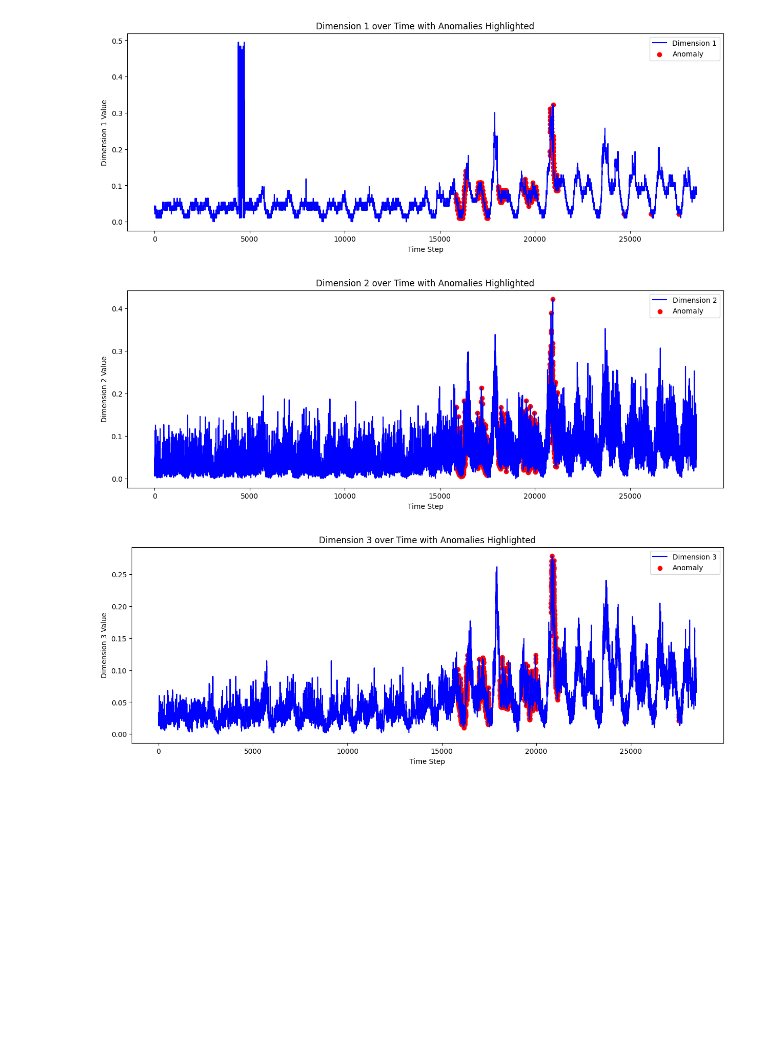
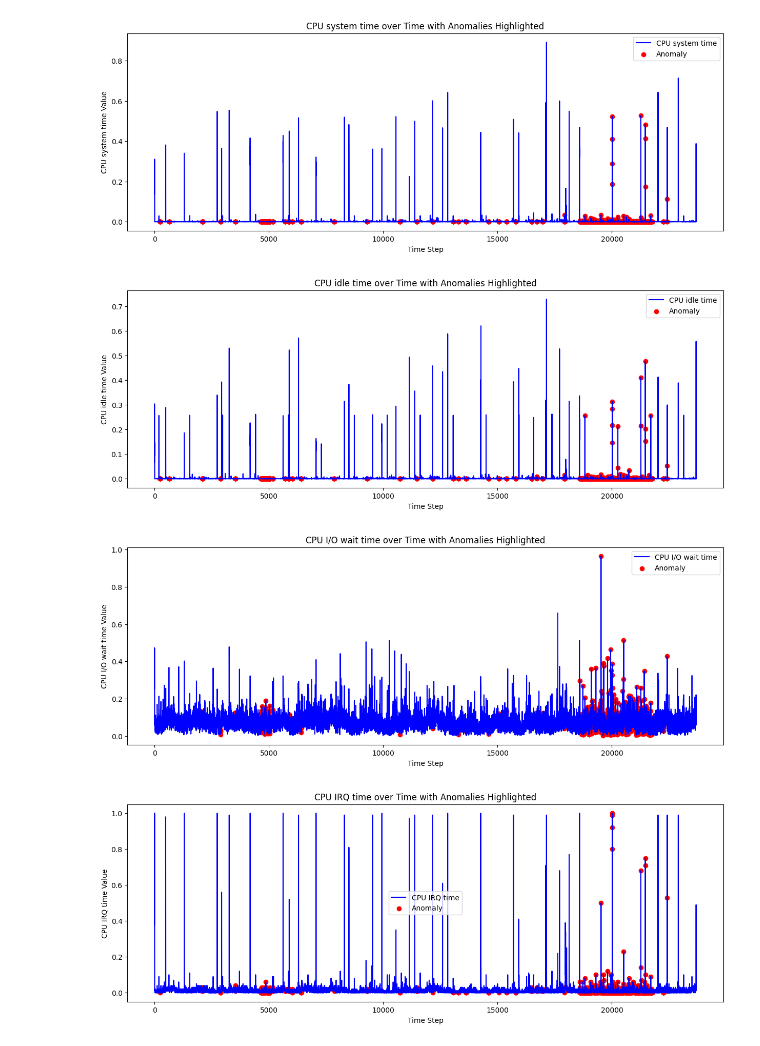
Before and after one commit to moji-moji-idn/Abnormal_Prediction, a Jupyter notebook: Conv1D.ipynb, the cells around one changed output. Saved outputs shown, nothing was run; the diff lists cells and outputs as text; code cells hidden in the pictures; blank space fills up the shorter version.

```diff
--- a/Conv1D.ipynb
+++ b/Conv1D.ipynb
@@ -39,6 +52,6 @@ from scipy import stats
 # %%
-root_path = '/Users/hyeyoung/Capstone/OmniAnomaly/ServerMachineDataset'
+root_path = '/content/OmniAnomaly/ServerMachineDataset'
 # %%
-df = pd.read_csv(root_path+'/train/machine-1-1.txt')
-with open(root_path+'/interpretation_label/machine-1-1.txt', 'r') as file:
+df = pd.read_csv(root_path+'/train/machine-1-6.txt')
+with open(root_path+'/interpretation_label/machine-1-6.txt', 'r') as file:
     anomaly_events = file.readlines()
@@ -100,0 +58,17 @@ df[df['Anomaly'] == 1].head()
+# %%
+# Renaming the columns for clarity
+column_names = [
+    'CPU utilization rate', 'CPU utilization rate 2', 'Memory usage rate', 'Memory usage rate 2',
+    'Disk read throughput', 'Disk write throughput', 'Network receive throughput', 'Network send throughput',
+    'CPU user time', 'CPU system time', 'CPU idle time', 'CPU I/O wait time', 'CPU IRQ time',
+    'CPU soft IRQ time', 'CPU steal time', 'Context switches', 'Interrupts', 'Load 1 minute',
+    'Load 5 minutes', 'Load 15 minutes', 'Disk used space', 'Disk free space', 'Disk total space',
+    'Disk read latency', 'Disk write latency', 'Disk read IOPS', 'Disk write IOPS', 'Network inbound packets',
+    'Network outbound packets', 'Network inbound errors', 'Network outbound errors', 'Network inbound drops',
+    'Network outbound drops', 'Network connections established', 'Network connections listening',
+    'Network connections time wait', 'Network connections close wait', 'Network connections closed'
+]
+df.columns = column_names
+
+# Re-display the first few rows with updated column names
+df.head()
@@ -115,28 +166,29 @@ Index(['Dimension 1', 'Dimension 2', 'Dimension 3', 'Dimension 4',
 # %%
 import matplotlib.pyplot as plt
 
 # Function to plot a given dimension with anomalies highlighted
-def plot_dimension_with_anomalies(dimension_number):
+def plot_dimension_with_anomalies(dimension_name):
     plt.figure(figsize=(15, 5))
-    plt.plot(df[f"Dimension {dimension_number}"], label=f"Dimension {dimension_number}", color='blue')
+    plt.plot(df[dimension_name], label=dimension_name, color='blue')
 
     # Highlighting anomalies
     anomalies = df[df['Anomaly'] == 1]
-    plt.scatter(anomalies.index, anomalies[f"Dimension {dimension_number}"], color='red', label='Anomaly')
+    plt.scatter(anomalies.index, anomalies[dimension_name], color='red', label='Anomaly')
 
-    plt.title(f"Dimension {dimension_number} over Time with Anomalies Highlighted")
+    plt.title(f"{dimension_name} over Time with Anomalies Highlighted")
     plt.xlabel("Time Step")
-    plt.ylabel(f"Dimension {dimension_number} Value")
+    plt.ylabel(f"{dimension_name} Value")
     plt.legend()
     plt.show()
 
-# Plotting the first three dimensions as an example
-for i in range(1, 4):
-    plot_dimension_with_anomalies(i)
+# Plotting the specified dimensions as an example
+for feature in column_names[9:13]:  # Adjust the range as needed to select specific features
+    plot_dimension_with_anomalies(feature)
 # %% [output]
-[figure, old version]
+[figure, new version]
-[figure, old version]
+[figure, new version]
-[figure, old version]
+[figure, new version]
+[figure, added]
 # %%
 len(df)
 # %% [output]
```
Also changed, not shown: parts of 26 cells of this notebook.
